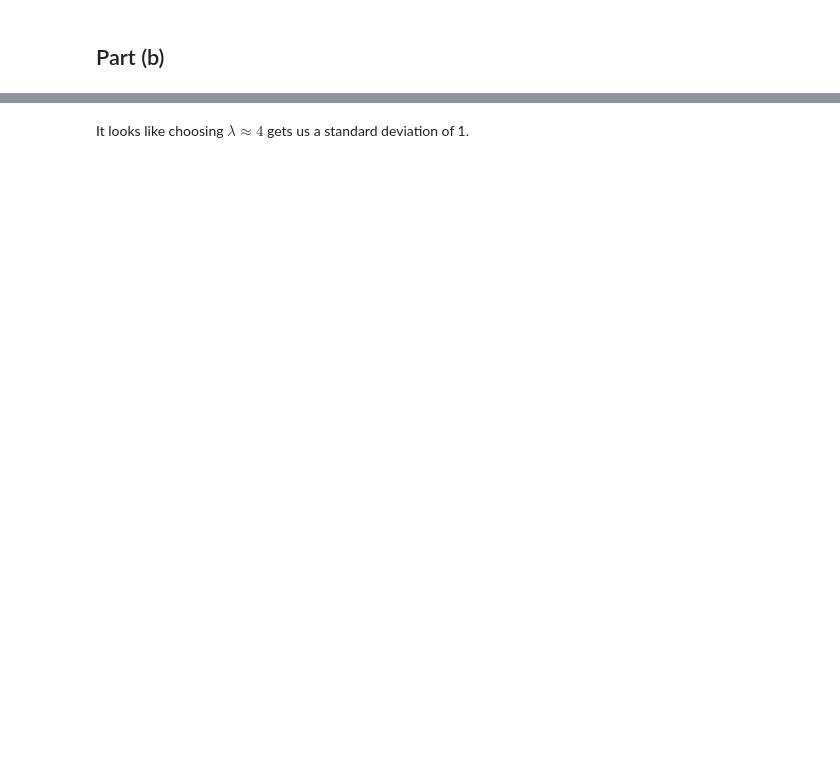
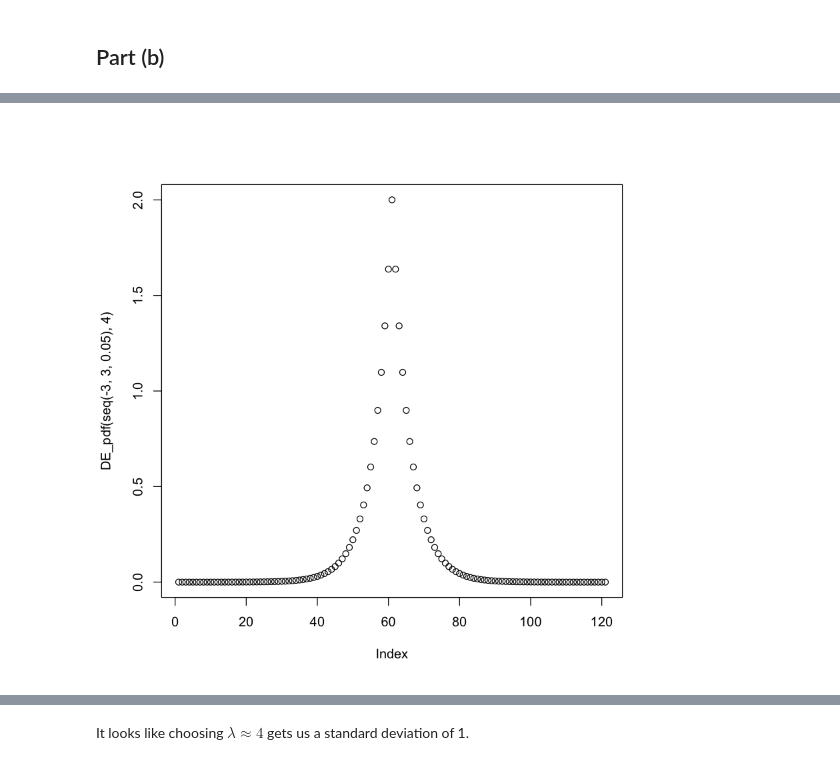
Before and after one commit to franklinmarsh/computational_statistics, a Jupyter notebook: hw2.ipynb, the cells around one changed output, grey strips where cells are left out. Drawn from its saved outputs; the diff is of its cells as text; code cells hidden in the pictures; blank space fills up the shorter version.

```diff
--- a/hw2.ipynb
+++ b/hw2.ipynb
@@ -75,0 +75,9 @@ plot(seq(from = 0, to = 4, by = 0.05),IterStandardDeviation(DoubleExponential, s
+# %%
+DE_pdf <- function(x, lambda = 1) {
+    return((lambda/2.0)*exp(1)^(-lambda*abs(x)))
+
+}
+# %%
+plot(DE_pdf(seq(-3,3,0.05),4))
+# %% [output]
+[figure, added]
```
Also changed, not shown: parts of 41 cells of this notebook.
